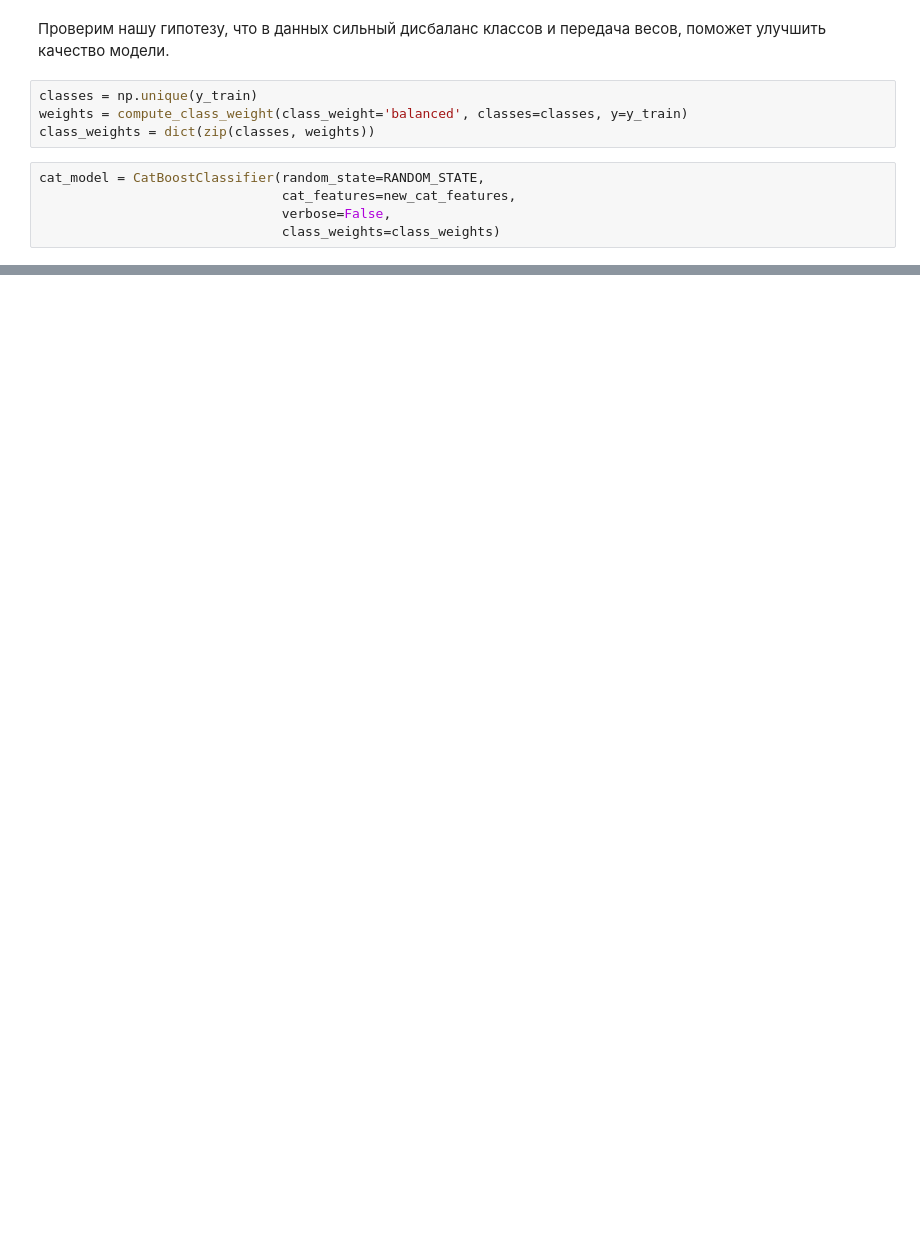
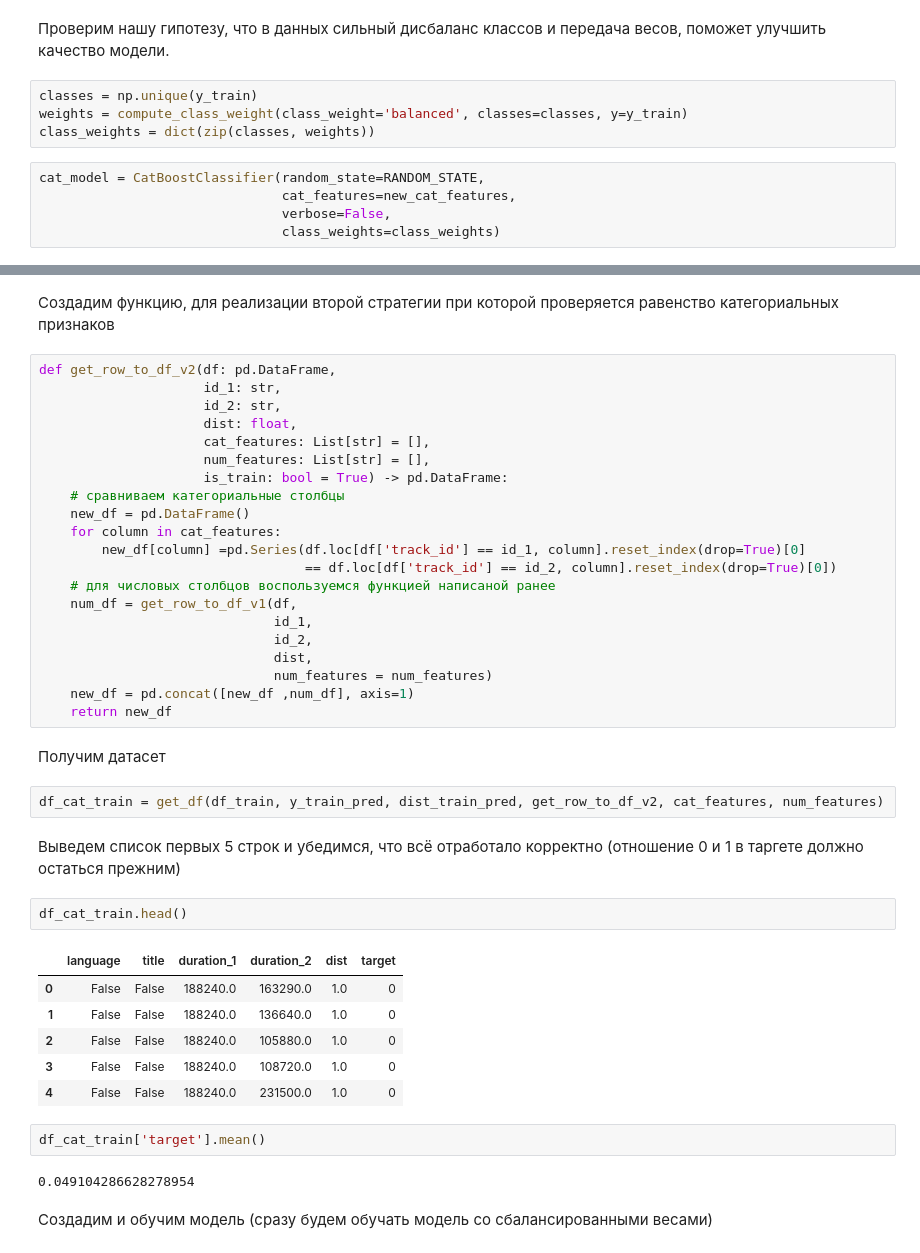
Before and after one commit to Musical-Detectives-Team/hakaton_yandex_music, a Jupyter notebook: modeling.ipynb, the cells around one changed output, grey strips where cells are left out. Cells and saved outputs as stored; diff of their text form; blank space fills up the shorter version.

```diff
--- a/modeling.ipynb
+++ b/modeling.ipynb
@@ -371,0 +381,44 @@ Wall time: 1min 28s
+# %% [markdown]
+Создадим функцию, для реализации второй стратегии при которой проверяется равенство категориальных признаков
+# %%
+def get_row_to_df_v2(df: pd.DataFrame,
+                     id_1: str,
+                     id_2: str,
+                     dist: float,
+                     cat_features: List[str] = [],
+                     num_features: List[str] = [],
+                     is_train: bool = True) -> pd.DataFrame:
+    # сравниваем категориальные столбцы
+    new_df = pd.DataFrame()
+    for column in cat_features:
+        new_df[column] =pd.Series(df.loc[df['track_id'] == id_1, column].reset_index(drop=True)[0]
+                                  == df.loc[df['track_id'] == id_2, column].reset_index(drop=True)[0])
+    # для числовых столбцов воспользуемся функцией написаной ранее
+    num_df = get_row_to_df_v1(df,
+                              id_1,
+                              id_2,
+                              dist,
+                              num_features = num_features)
+    new_df = pd.concat([new_df ,num_df], axis=1)
+    return new_df
+# %% [markdown]
+Получим датасет
+# %%
+df_cat_train = get_df(df_train, y_train_pred, dist_train_pred, get_row_to_df_v2, cat_features, num_features)
+# %% [markdown]
+Выведем список первых 5 строк и убедимся, что всё отработало корректно (отношение 0 и 1 в таргете должно остаться прежним)
+# %%
+df_cat_train.head()
+# %% [output]
+|  | language | title | duration_1 | duration_2 | dist | target |
+| 0 | False | False | 188240.0 | 163290.0 | 1.0 | 0 |
+| 1 | False | False | 188240.0 | 136640.0 | 1.0 | 0 |
+| 2 | False | False | 188240.0 | 105880.0 | 1.0 | 0 |
+| 3 | False | False | 188240.0 | 108720.0 | 1.0 | 0 |
+| 4 | False | False | 188240.0 | 231500.0 | 1.0 | 0 |
+# %%
+df_cat_train['target'].mean()
+# %% [output]
+0.049104286628278954
+# %% [markdown]
+Создадим и обучим модель (сразу будем обучать модель со сбалансированными весами)
```
Also changed, not shown: parts of 50 cells of this notebook.
